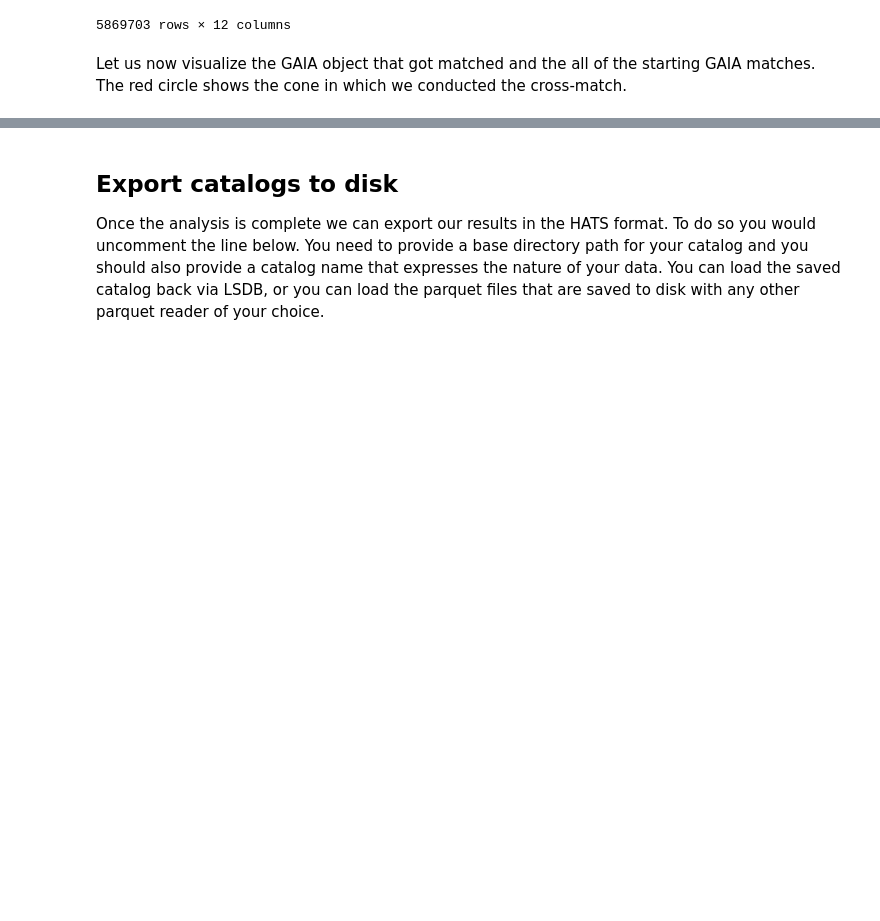
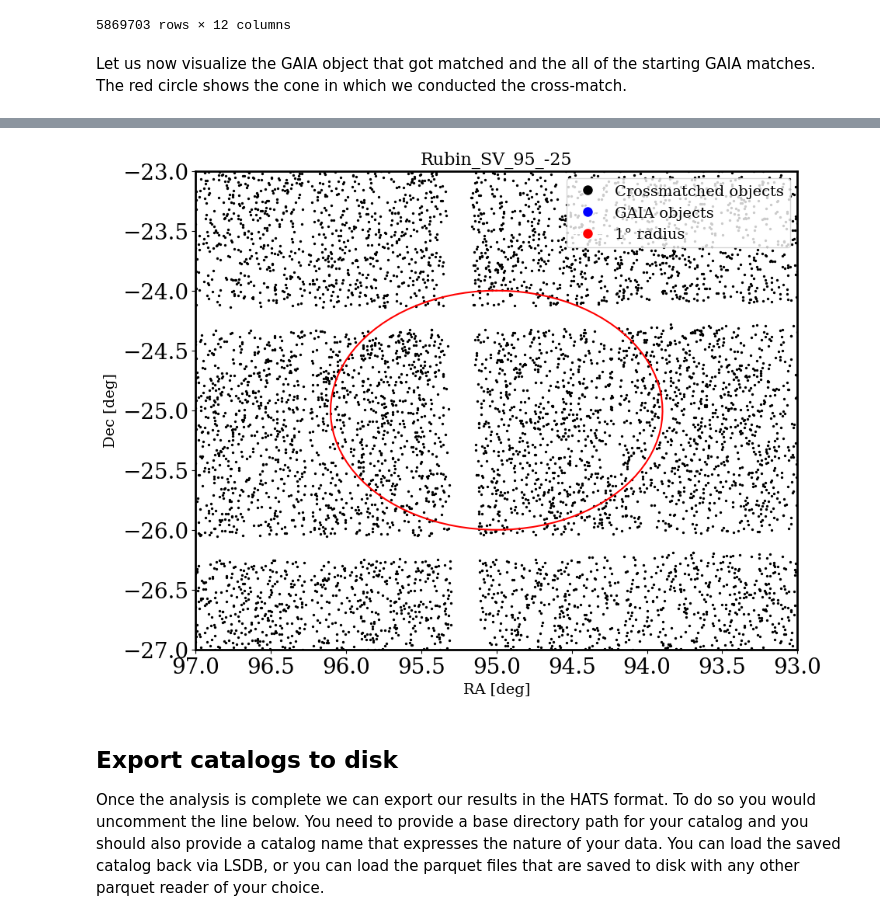
Before and after one commit to lincc-frameworks/midpoint-review, a Jupyter notebook: docs/notebooks/lsdb/Notebook_LSDB_HATS.ipynb, the cells around one changed output, grey strips where cells are left out. Drawn from its saved outputs; the diff is of its cells as text; code cells hidden in the pictures; blank space fills up the shorter version.

```diff
--- a/docs/notebooks/lsdb/Notebook_LSDB_HATS.ipynb
+++ b/docs/notebooks/lsdb/Notebook_LSDB_HATS.ipynb
@@ -406,3 +450,49 @@ plt.show()
+# %%
+# Define the field center for "Rubin_SV_95_-25"
+ra_center, dec_center = 95.00, -25.00
+center = SkyCoord(ra=ra_center * u.deg, dec=dec_center * u.deg, frame="icrs")
+
+# Create the figure
+plt.figure(figsize=(10, 8))
+
+# Main scatter plots
+plt.scatter(total["ra_gaia"].values, total["dec_gaia"].values, color="black", s=2, label="Crossmatched data")
+plt.scatter(gaia_lite_computed["ra"], gaia_lite_computed["dec"], color="blue", s=0.8, alpha=0.1, label="GAIA data")
+
+# Plot a 1-degree radius circle around the center
+circle_coord = center.directional_offset_by(
+    position_angle=np.linspace(0, 360, 100) * u.deg, separation=1 * u.deg
+)
+plt.plot(circle_coord.ra.deg, circle_coord.dec.deg, color="red", label="1° radius")
+
+# Ensure axis limits are set correctly (adjusting around the field center)
+plt.axis([ra_center - 2, ra_center + 2, dec_center - 2, dec_center + 2])
+plt.gca().set_autoscale_on(False)  # Prevent auto-rescaling
+
+# Labels and legend with bigger font and matching labels
+legend_labels = ["Crossmatched objects", "GAIA objects", "1° radius"]
+legend_colors = ["black", "blue", "red"]
+legend_handles = [
+    plt.Line2D([0], [0], marker="o", color="w", markerfacecolor=color, markersize=10)
+    for color in legend_colors
+]
+
+plt.legend(legend_handles, legend_labels, loc="upper right", fontsize=14, scatterpoints=1)
+
+# Labels
+plt.xlabel("RA [deg]", fontsize=14)
+plt.ylabel("Dec [deg]", fontsize=14)
+
+# Adjust the x-axis direction
+plt.gca().invert_xaxis()
+
+# Title to indicate the field being plotted
+plt.title("Rubin_SV_95_-25", fontsize=16)
+
+# Show the plot
+plt.show()
+# %% [output]
+[figure, added]
 # %% [markdown]
 ## Export catalogs to disk
 
```
Also changed, not shown: parts of 21 cells of this notebook.
